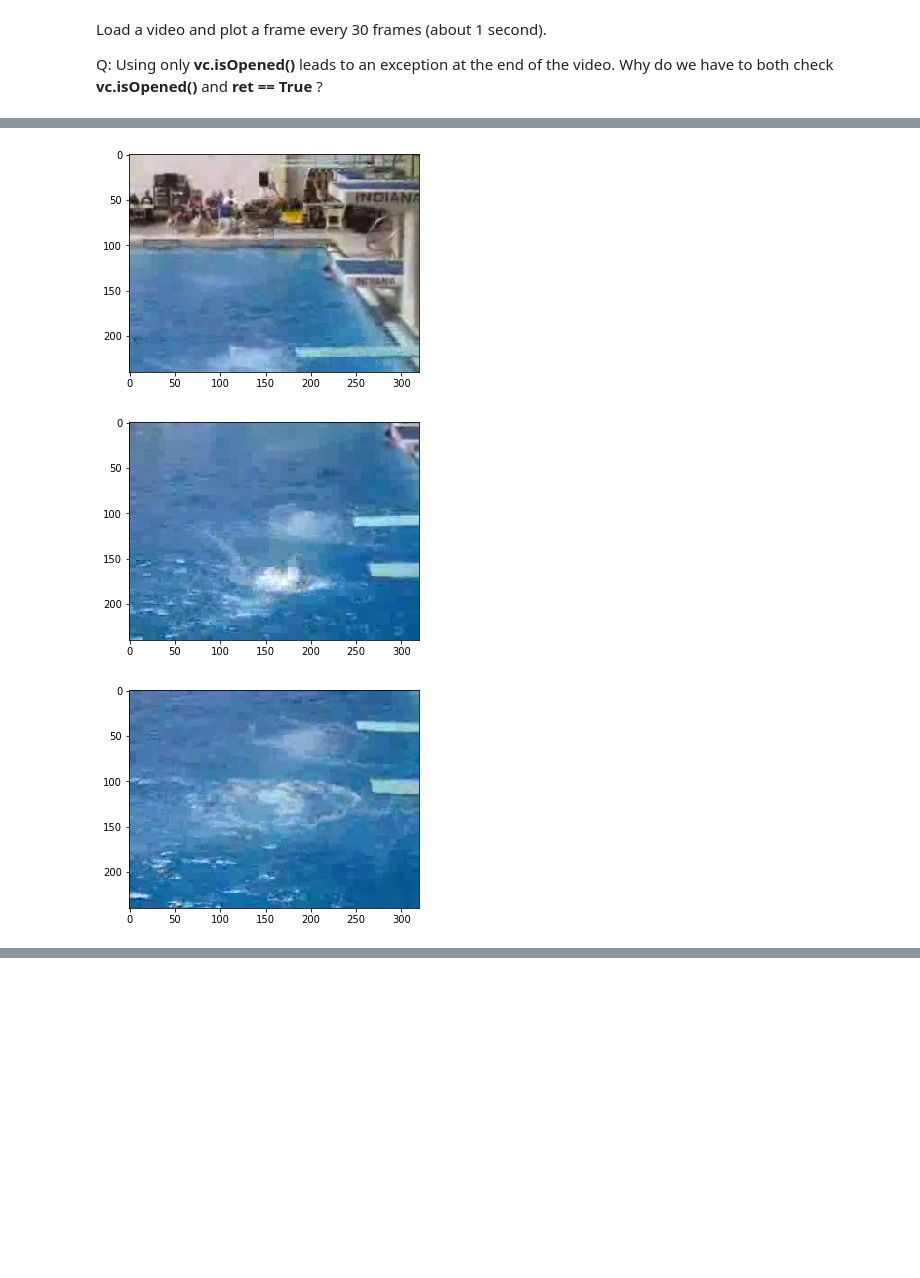
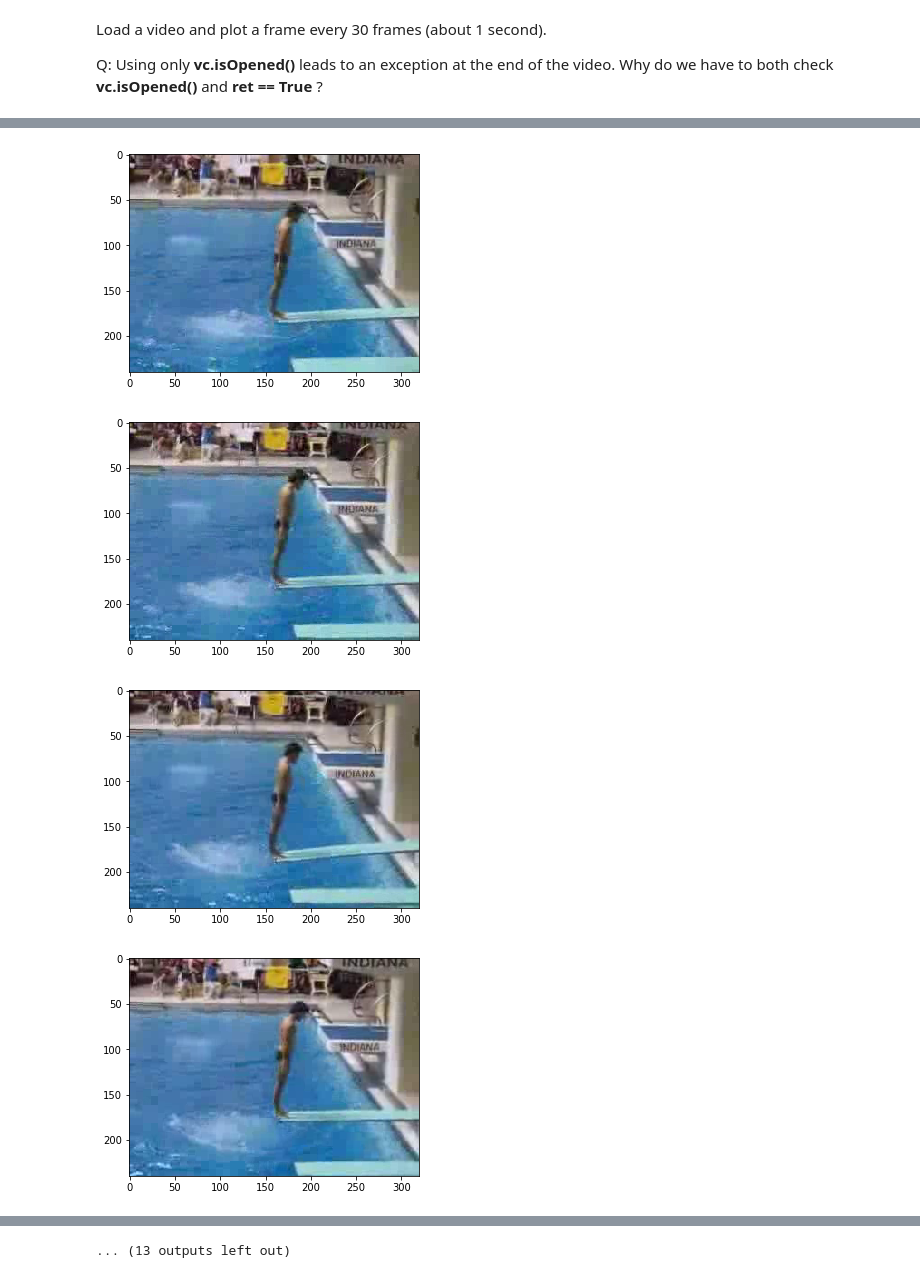
Before and after one commit to 2Change/rnn-project, a Jupyter notebook: tutorial/Example_plot_video_UCF11.ipynb, the cells around one changed output, grey strips where cells are left out. Saved outputs shown, nothing was run; the diff lists cells and outputs as text; code cells hidden in the pictures; blank space fills up the shorter version.

```diff
--- a/tutorial/Example_plot_video_UCF11.ipynb
+++ b/tutorial/Example_plot_video_UCF11.ipynb
@@ -11,7 +11,7 @@ Load a video and plot a frame every 30 frames (about 1 second).
 
 Q: Using only __vc.isOpened()__ leads to an exception at the end of the video. Why do we have to both check **vc.isOpened()** and **ret == True** ?
 # %%
-vc = cv2.VideoCapture(join('..', 'UCF11', 'diving', 'v_diving_01', 'v_diving_01_01.mpg'))
+vc = cv2.VideoCapture(join('..', 'datasets', 'UCF11', 'video', 'diving', 'v_diving_01', 'v_diving_01_01.mpg'))
 
 frame_idx = 0
 while vc.isOpened():
@@ -22,7 +22,7 @@ while vc.isOpened():
 
     frame_idx += 1
 
-    if frame_idx % 30 == 0:
+    if frame_idx % 10 == 0:
         frame = cv2.cvtColor(frame, cv2.COLOR_BGR2RGB)  # OpenCV uses BGR as default color order...
         plt.imshow(frame)
         plt.show()
@@ -35,3 +35,4 @@ while vc.isOpened():
-[figure, old version]
+[figure, new version]
-[figure, old version]
+[figure, new version]
-[figure, old version]
+[figure, new version]
+[figure, added]
@@ -37,0 +42 @@ while vc.isOpened():
+... (13 outputs left out)
```
Also changed, not shown: parts of 1 cell of this notebook, 22 other files.
